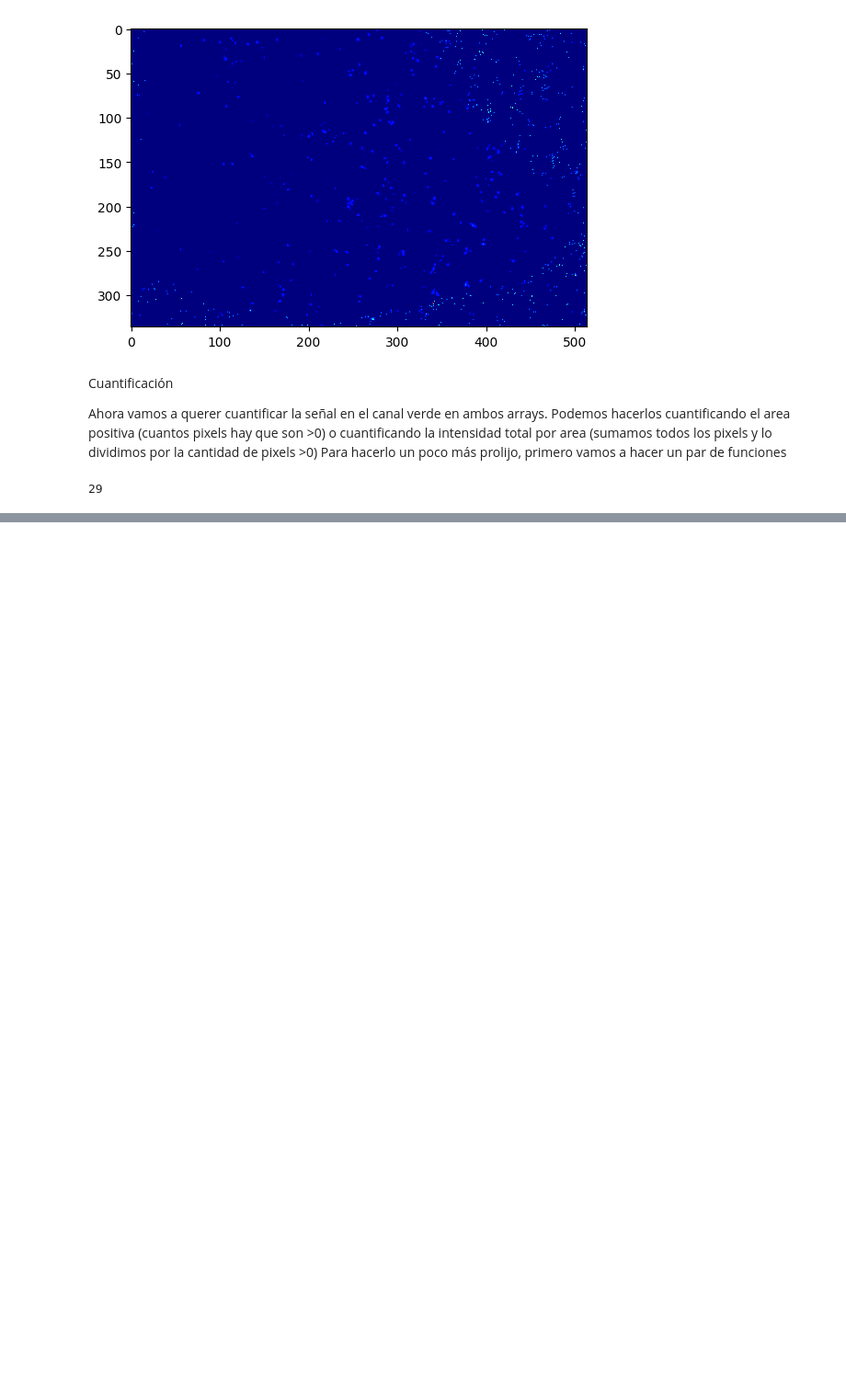
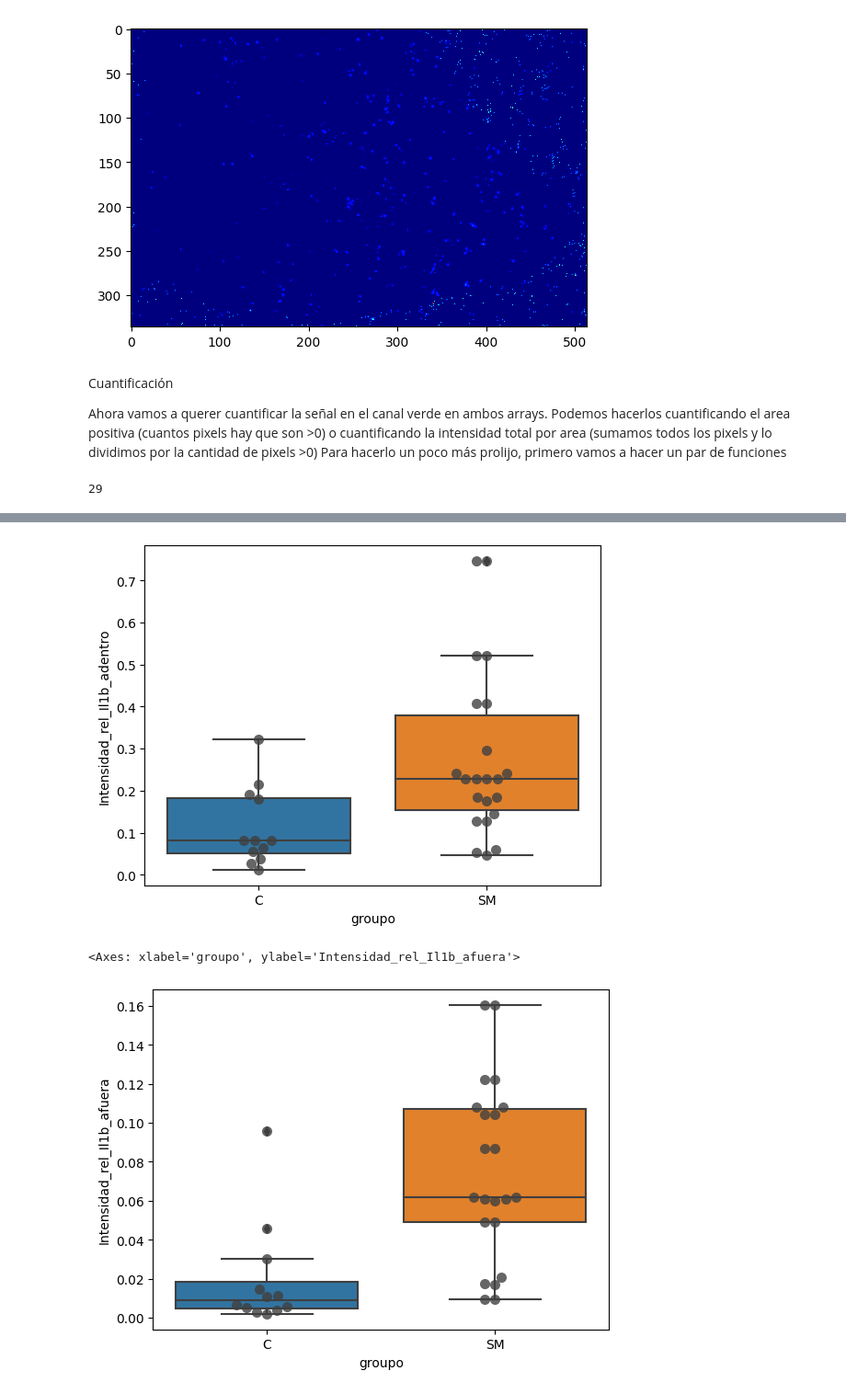
Before and after one commit to SalvadorCalanni/Confocal-Image-Analysis-Workshop-with-Python, a Jupyter notebook: IL1beta.ipynb, the cells around one changed output, grey strips where cells are left out. Shown: that part at 92% size. Cells and saved outputs as stored; diff of their text form; code cells hidden in the pictures; blank space fills up the shorter version.

```diff
--- a/IL1beta.ipynb
+++ b/IL1beta.ipynb
@@ -121,0 +338,12 @@ Intensidad meida por px verde anti rojo: 1.2167603074472337e-07
+# %%
+sns.swarmplot(x='groupo', y='Intensidad_rel_Il1b_adentro', data=df, color=".25", alpha = 0.8,  size=8)
+sns.boxplot(x='groupo', y='Intensidad_rel_Il1b_adentro', data=df)
+
+plt.show() #Si no ponemos esto, grafica todo en el mismo plot
+
+sns.swarmplot(x='groupo', y='Intensidad_rel_Il1b_afuera', data=df, color=".25", alpha = 0.8,  size=8)
+sns.boxplot(x='groupo', y='Intensidad_rel_Il1b_afuera', data=df)
+# %% [output]
+[figure, added]
+<Axes: xlabel='groupo', ylabel='Intensidad_rel_Il1b_afuera'>
+[figure, added]
```
Also changed, not shown: parts of 19 cells of this notebook.
